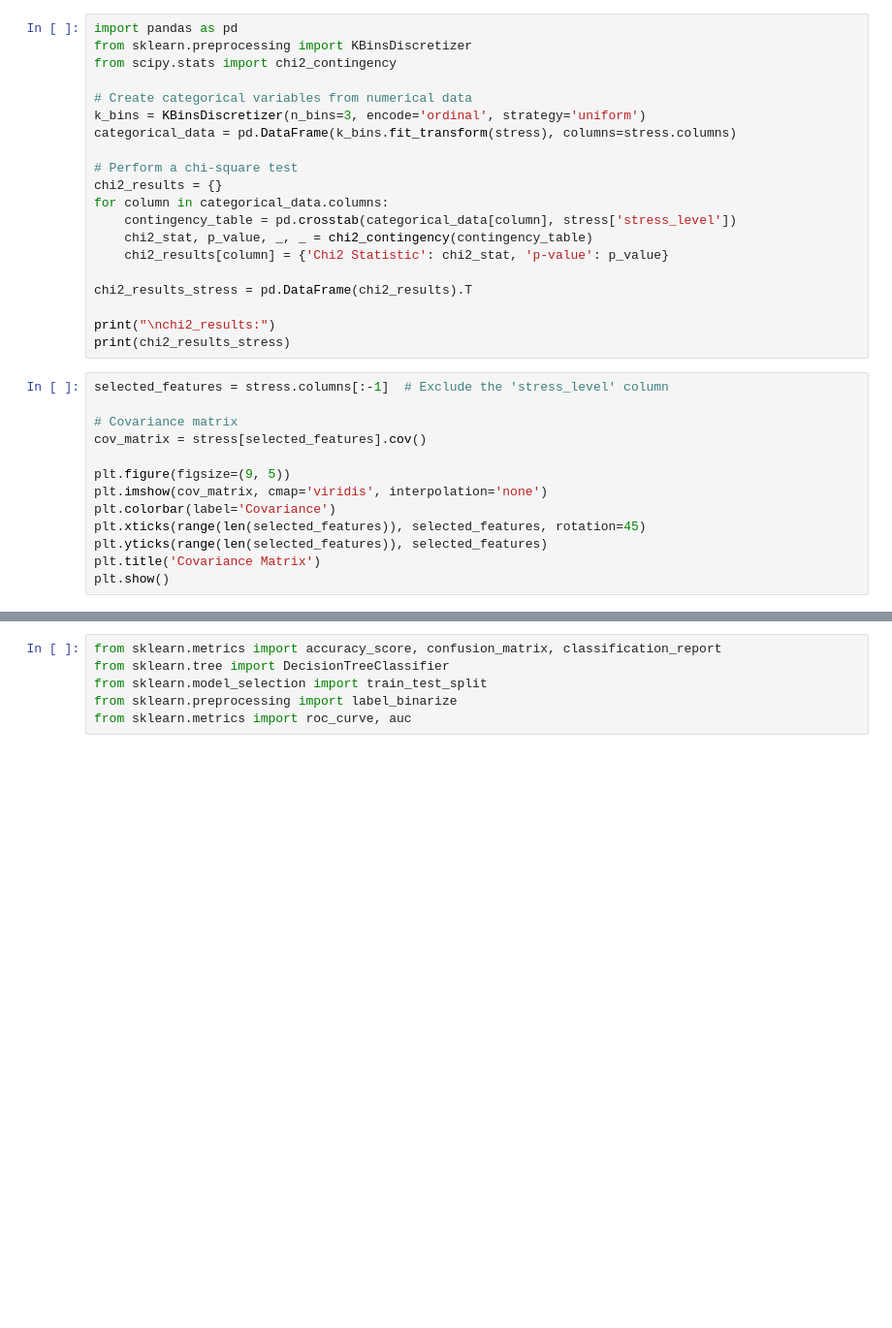
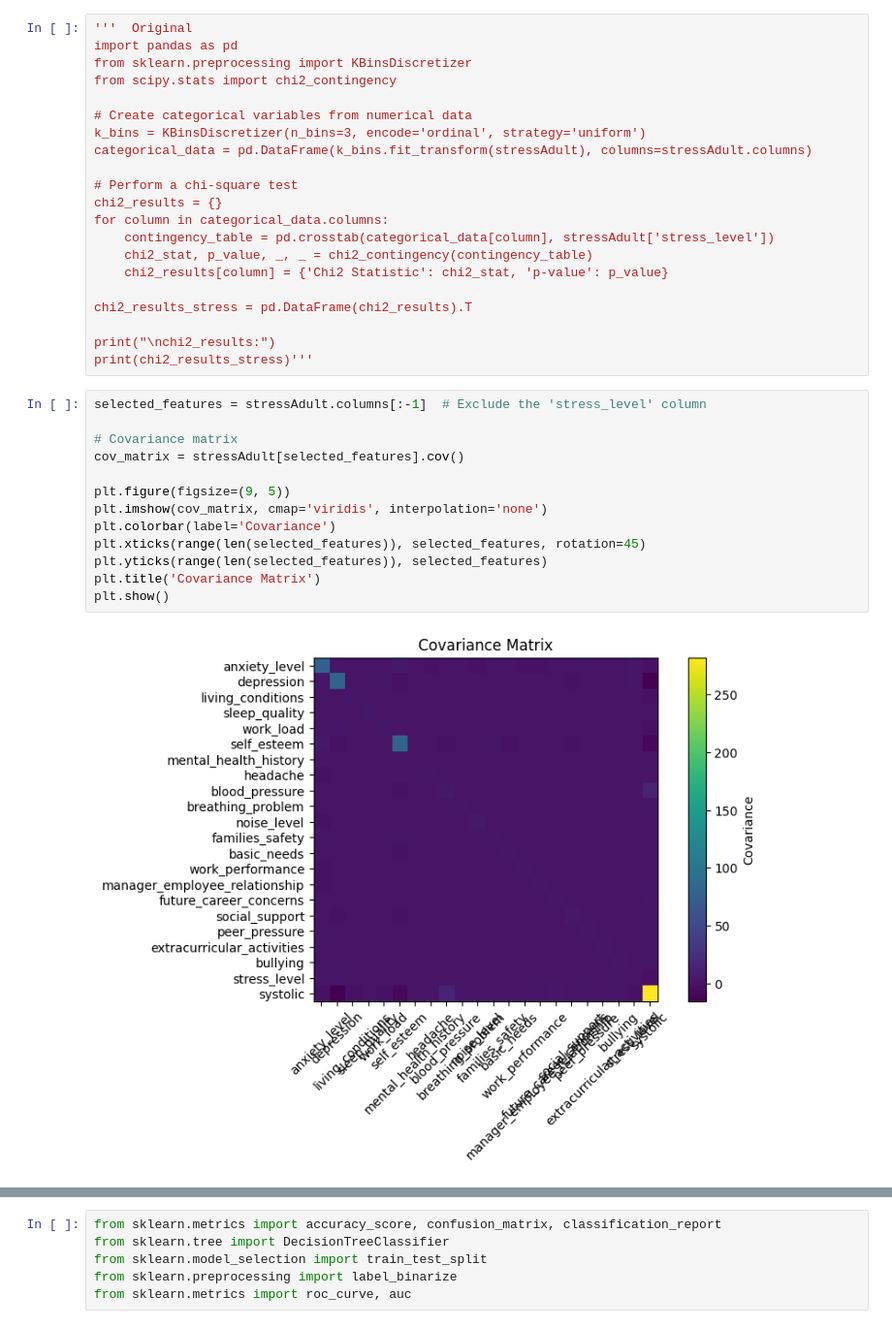
Before and after one commit to ujjawal-kumar17/Stress-Analysis, a Jupyter notebook: Adult_stress.ipynb, the cells around one changed output, grey strips where cells are left out. Shown at 97% size. Saved outputs shown, nothing was run; the diff lists cells and outputs as text; blank space fills up the shorter version.

```diff
--- a/Adult_stress.ipynb
+++ b/Adult_stress.ipynb
@@ -272,36 +413,39 @@ plt.show()
 # %%
+'''  Original
 import pandas as pd
 from sklearn.preprocessing import KBinsDiscretizer
 from scipy.stats import chi2_contingency
 
 # Create categorical variables from numerical data
 k_bins = KBinsDiscretizer(n_bins=3, encode='ordinal', strategy='uniform')
-categorical_data = pd.DataFrame(k_bins.fit_transform(stress), columns=stress.columns)
+categorical_data = pd.DataFrame(k_bins.fit_transform(stressAdult), columns=stressAdult.columns)
 
 # Perform a chi-square test
 chi2_results = {}
 for column in categorical_data.columns:
-    contingency_table = pd.crosstab(categorical_data[column], stress['stress_level'])
+    contingency_table = pd.crosstab(categorical_data[column], stressAdult['stress_level'])
     chi2_stat, p_value, _, _ = chi2_contingency(contingency_table)
     chi2_results[column] = {'Chi2 Statistic': chi2_stat, 'p-value': p_value}
 
 chi2_results_stress = pd.DataFrame(chi2_results).T
 
 print("\nchi2_results:")
-print(chi2_results_stress)
+print(chi2_results_stress)'''
 # %%
-selected_features = stress.columns[:-1]  # Exclude the 'stress_level' column
+selected_features = stressAdult.columns[:-1]  # Exclude the 'stress_level' column
 
 # Covariance matrix
-cov_matrix = stress[selected_features].cov()
+cov_matrix = stressAdult[selected_features].cov()
 
 plt.figure(figsize=(9, 5))
 plt.imshow(cov_matrix, cmap='viridis', interpolation='none')
 plt.colorbar(label='Covariance')
 plt.xticks(range(len(selected_features)), selected_features, rotation=45)
 plt.yticks(range(len(selected_features)), selected_features)
 plt.title('Covariance Matrix')
 plt.show()
+# %% [output]
+[figure, added]
 # %%
 import pandas as pd
 from scipy.stats import f_oneway
```
Also changed, not shown: parts of 65 cells of this notebook.
